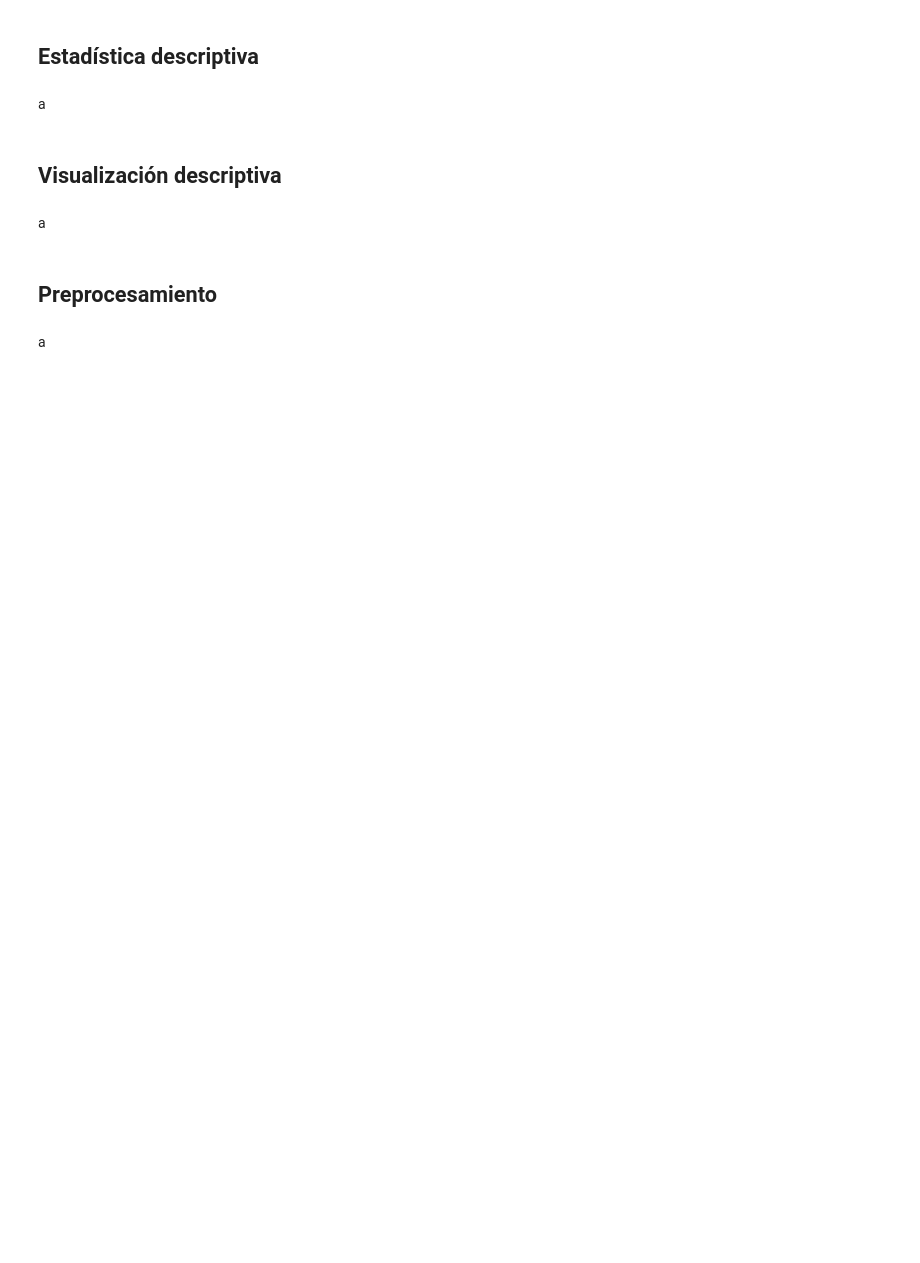
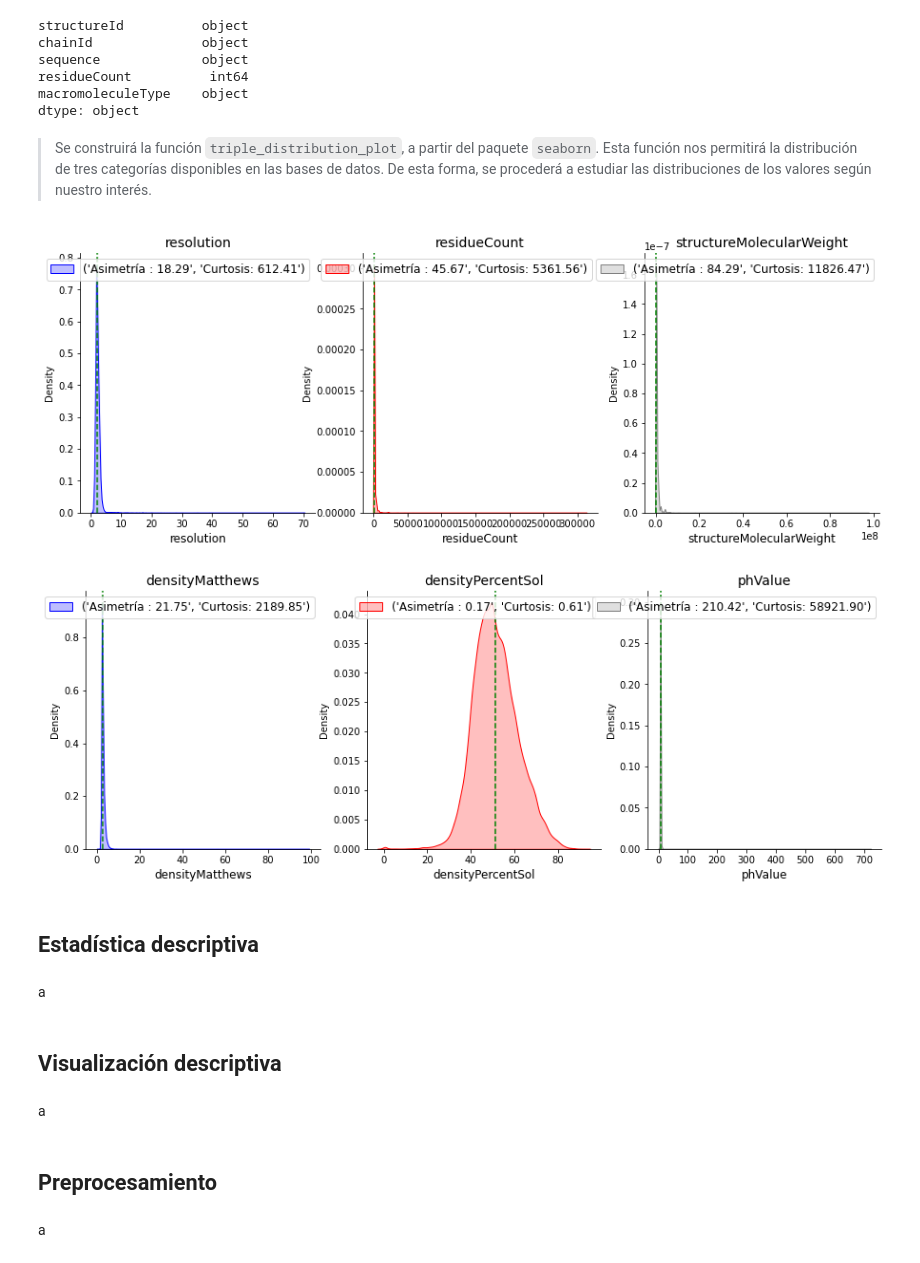
Before and after one commit to brunomb97/mat281-proyecto, a Jupyter notebook: resultados.ipynb, the cells around one changed output. Drawn from its saved outputs; the diff is of its cells as text; code cells hidden in the pictures; blank space fills up the shorter version.

````diff
--- a/resultados.ipynb
+++ b/resultados.ipynb
@@ -12,0 +39,5 @@ a
+# %%
+data_no_dups_path = os.path.join("data", "pdb_data_no_dups.csv")
+pdb_no_dups = pd.read_csv(data_no_dups_path)
+#sum(pdb_no_dups['classification'].value_counts()[:10]) / pdb_no_dups['classification'].count()
+pdb_no_dups.head()
@@ -12,0 +158,43 @@ a
+# %%
+pdb_seq.dtypes
+# %% [output]
+structureId          object
+chainId              object
+sequence             object
+residueCount          int64
+macromoleculeType    object
+dtype: object
+# %% [markdown]
+> Se construirá la función ```triple_distribution_plot```, a partir del paquete ```seaborn```. Esta función nos permitirá la distribución de tres categorías disponibles en las bases de datos. </br>
+> De esta forma, se procederá a estudiar las distribuciones de los valores según nuestro interés.
+# %%
+def triple_distribution_plot(df, input1, input2, input3):
+    f, (ax1,ax2,ax3) = plt.subplots(1,3,figsize=(15,5))
+
+    sns.kdeplot(df[input1],ax = ax1,color ='blue',shade=True,
+                label=("Asimetría : %.2f"%(df[input1].skew()),
+                       "Curtosis: %.2f"%(df[input1].kurtosis())))
+    sns.kdeplot(df[input2], ax = ax2,color='r',shade=True,
+                label=("Asimetría : %.2f"%(df[input2].skew()),
+                       "Curtosis: %.2f"%(df[input2].kurtosis())))
+    sns.kdeplot(df[input3], ax = ax3,color='gray',shade=True,
+                label=("Asimetría : %.2f"%(df[input3].skew()),
+                       "Curtosis: %.2f"%(df[input3].kurtosis())))
+
+    axes = [ax1,ax2,ax3]
+    input = [input1,input2,input3]
+
+    for j in range(len(axes)):
+        axes[j].set_xlabel(input[j],color='black',fontsize=12)
+        axes[j].set_title(input[j], fontsize=14)
+        axes[j].axvline(df[input[j]].mean() , color ='g',linestyle = '--')
+        axes[j].legend(loc ='upper right',fontsize=12,ncol=2)
+    sns.despine()
+
+    return plt.show()
+# %%
+triple_distribution_plot(pdb_no_dups, 'resolution','residueCount','structureMolecularWeight')
+triple_distribution_plot(pdb_no_dups, 'densityMatthews','densityPercentSol','phValue')
+# %% [output]
+[figure, added]
+[figure, added]
````
Also changed, not shown: parts of 22 cells of this notebook, 2 other files.
